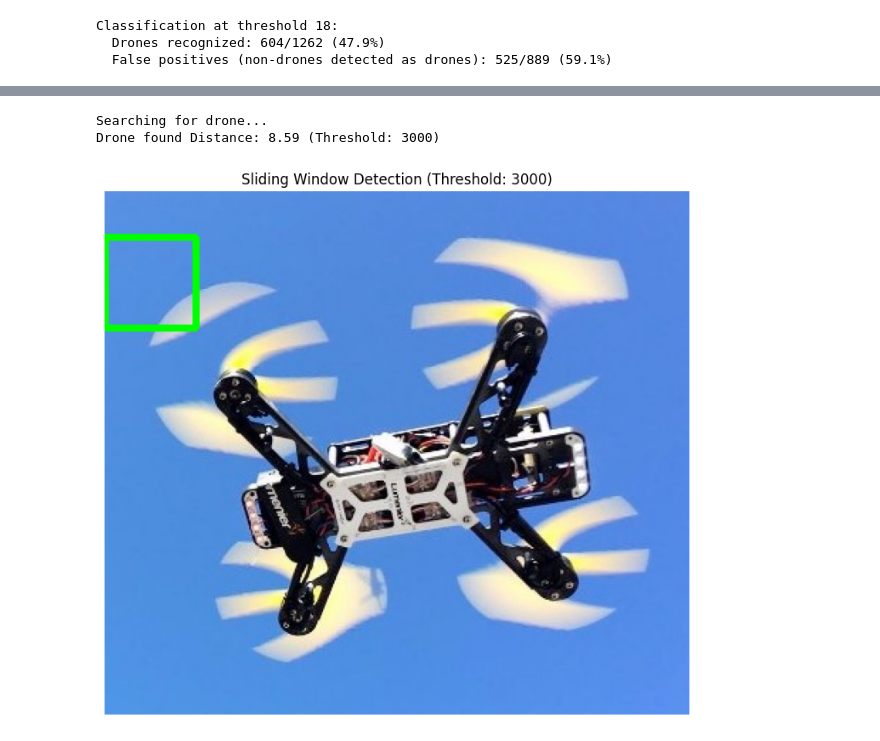
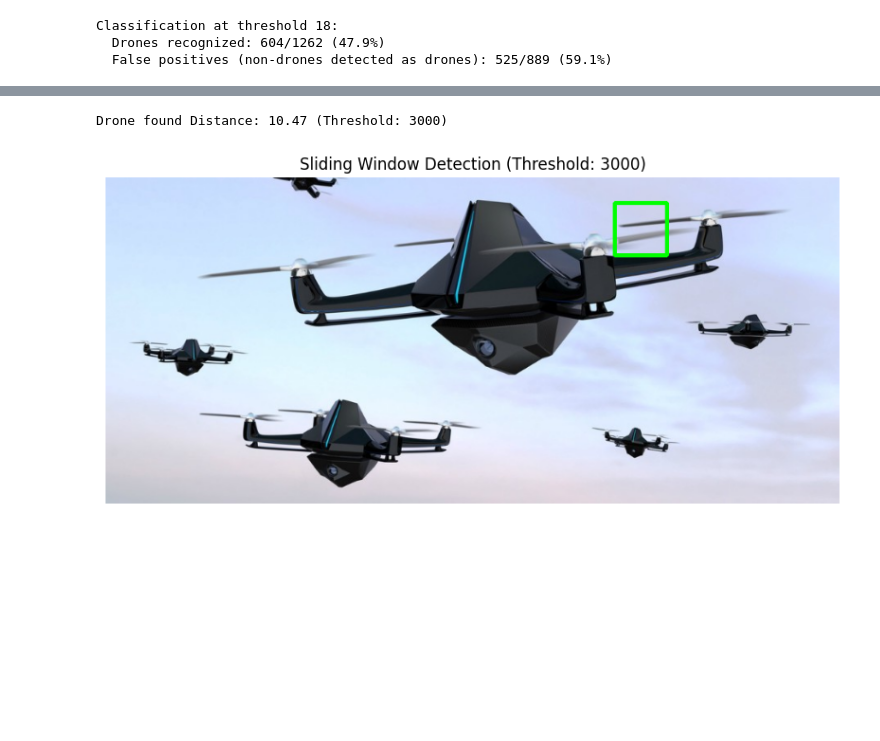
Before and after one commit to Luzefik/drone-detection, a Jupyter notebook: detect.ipynb, the cells around one changed output, grey strips where cells are left out. Saved outputs shown, nothing was run; the diff lists cells and outputs as text; code cells hidden in the pictures; blank space fills up the shorter version.

```diff
--- a/detect.ipynb
+++ b/detect.ipynb
@@ -645,34 +679,33 @@ def detect_drone_sliding_window(large_image_path, mean_vector, eigenvectors, Z_t
             test_projection = z_test(window_flat, mean_vector, eigenvectors)
 
             # Handle both 1D and 2D projections
             if test_projection.ndim == 1:
                 test_projection = test_projection.reshape(1, -1)
 
             dist = np.linalg.norm(test_projection, axis=1)[0]
 
             # 3. Find the window with smallest distance below threshold
             if dist < threshold and dist < best_dist:
                 best_dist = dist
                 best_box = (x, y, window_size[0], window_size[1])
 
     # 4. Draw results
     result_img = img_rgb.copy()
     if best_box is not None:
         x, y, w, h = best_box
         cv2.rectangle(result_img, (x, y), (x+w, y+h), (0, 255, 0), 3)
         print(f"Drone found Distance: {best_dist:.2f} (Threshold: {threshold})")
     else:
         print(f" No drones found (All distances > {threshold}).")
 
     plt.figure(figsize=(10, 8))
     plt.imshow(result_img)
     plt.axis('off')
     plt.title(f"Sliding Window Detection (Threshold: {threshold})")
     plt.show()
 
-test_large_img_path = './archive/drone_dataset_yolo/dataset_txt/0015.jpg'
+test_large_img_path = './archive/drone_dataset_yolo/dataset_txt/0001.jpg'
 detect_drone_sliding_window(test_large_img_path, mean_vector, evecs_1, threshold=3000)
 # %% [output]
-Searching for drone...
-Drone found Distance: 8.59 (Threshold: 3000)
+Drone found Distance: 10.47 (Threshold: 3000)
-[figure, old version]
+[figure, new version]
```
Also changed, not shown: parts of 7 cells of this notebook.
